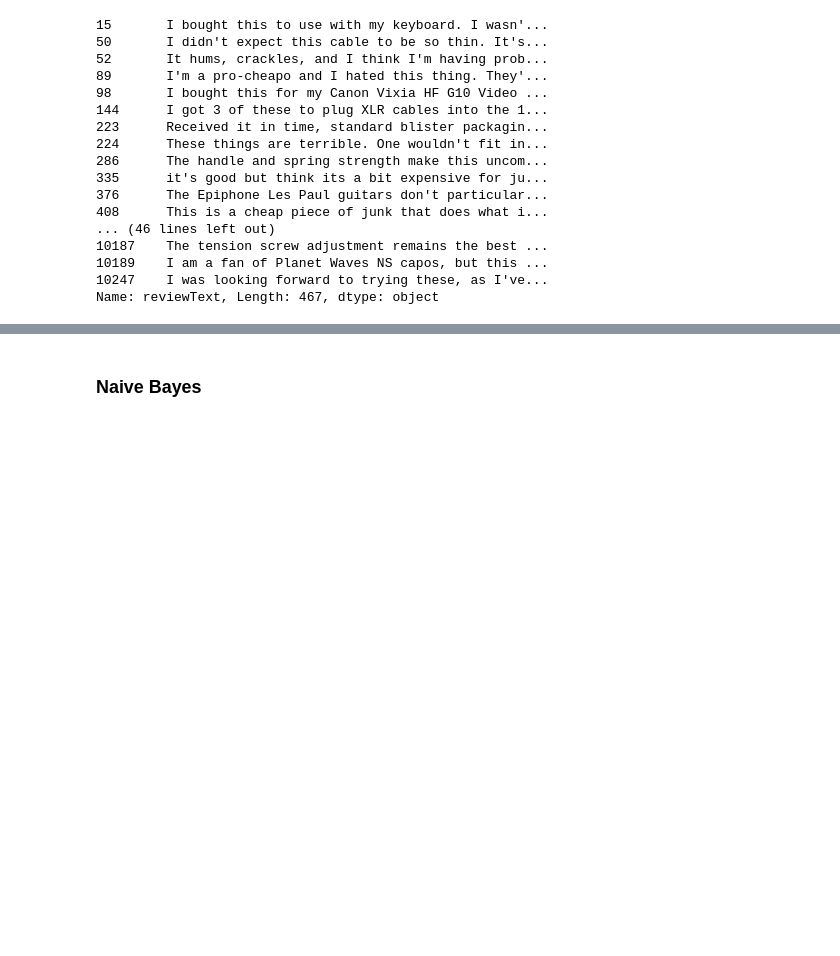
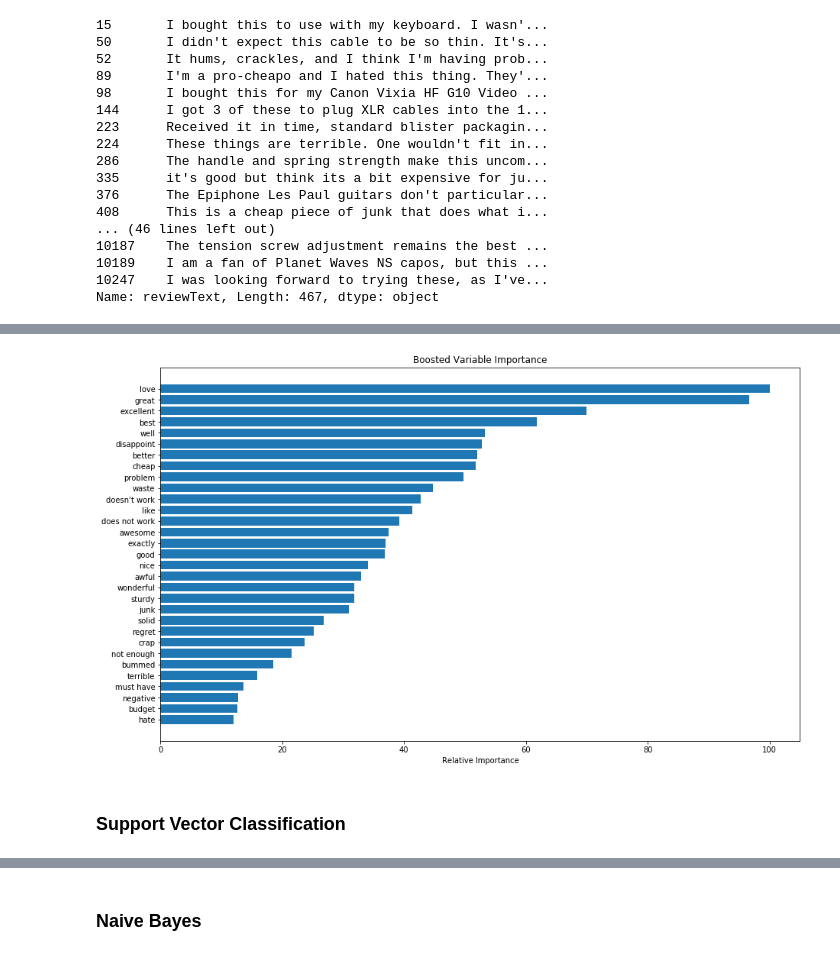
Before and after one commit to bstano/Supervised-Learning, a Jupyter notebook: Amazon Reviews.ipynb, the cells around one changed output, grey strips where cells are left out. Drawn from its saved outputs; the diff is of its cells as text; code cells hidden in the pictures; blank space fills up the shorter version.

```diff
--- a/Amazon Reviews.ipynb
+++ b/Amazon Reviews.ipynb
@@ -191,0 +225,6 @@ Ys = features_s.Positive
+# %%
+gbc = ensemble.GradientBoostingClassifier()
+
+gbc.fit(Xs,Ys)
+
+Y_pred = gbc.predict(Xt)
@@ -191,0 +263,17 @@ Ys = features_s.Positive
+# %%
+feature_importance = gbc.feature_importances_
+
+# Make importances relative to max importance.
+feature_importance = 100.0 * (feature_importance / feature_importance.max())
+sorted_idx = np.argsort(feature_importance)
+pos = np.arange(sorted_idx.shape[0]) + .5
+plt.figure(figsize=(15, 9))
+plt.barh(pos, feature_importance[sorted_idx], align='center')
+plt.yticks(pos, Xt.columns[sorted_idx])
+plt.xlabel('Relative Importance')
+plt.title('Boosted Variable Importance')
+plt.show()
+# %% [output]
+[figure, added]
+# %% [markdown]
+### Support Vector Classification
```
Also changed, not shown: parts of 65 cells of this notebook.
